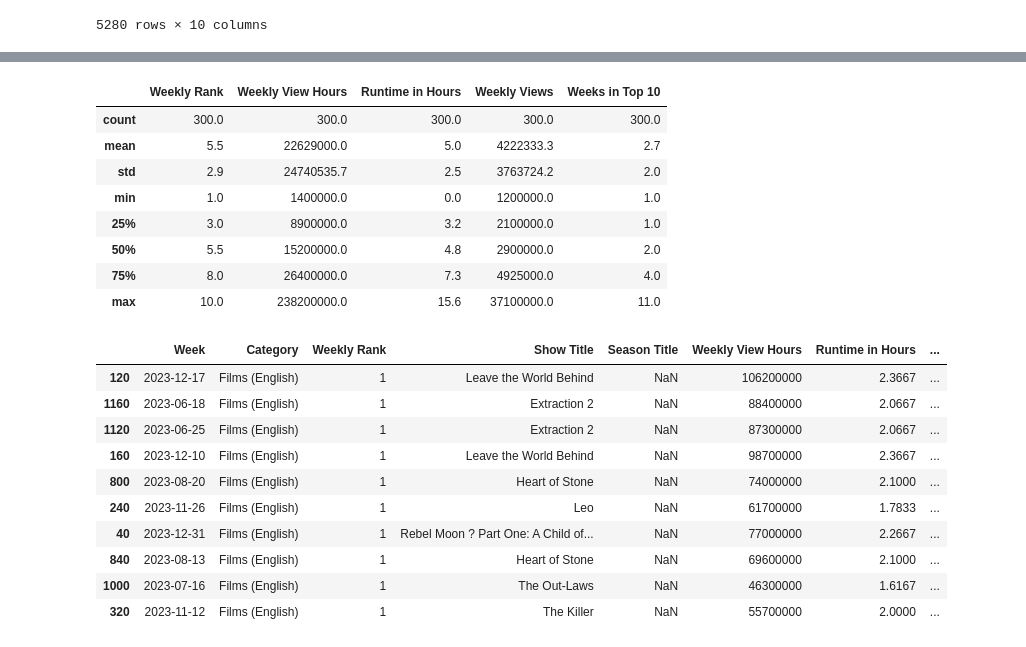
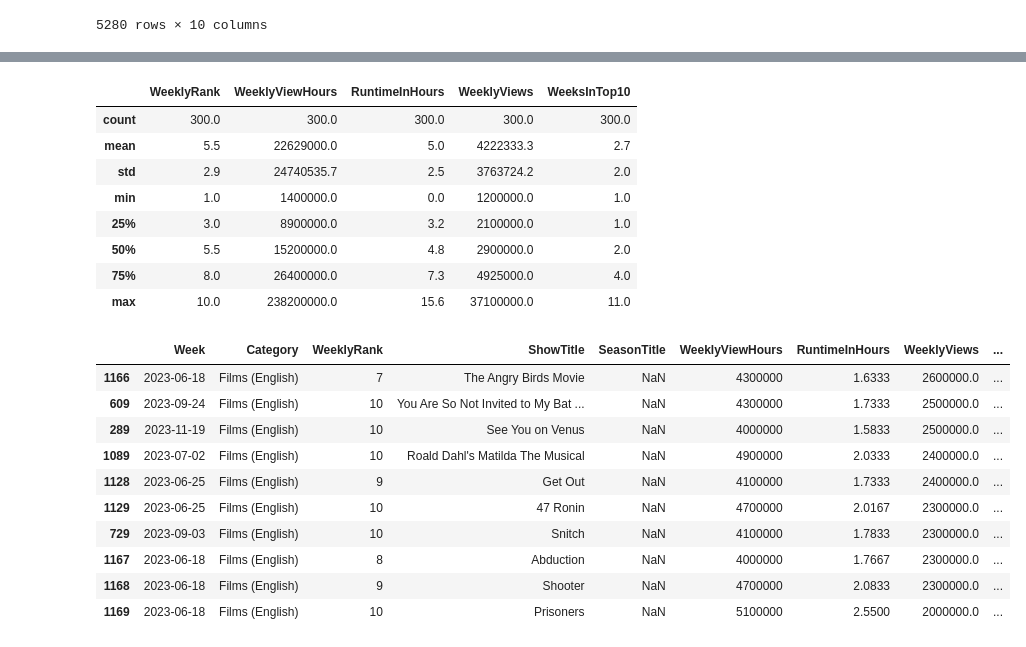
Before and after one commit to JemDeGuzman/De_Guzman_CPE311, a Jupyter notebook: De_Guzman_Seatwork_6_1_Exploratory_Data_Analysis_on_Your_Own_Dataset.ipynb, the cells around one changed output, grey strips where cells are left out. Drawn from its saved outputs; the diff is of its cells as text; code cells hidden in the pictures.

```diff
--- a/De_Guzman_Seatwork_6_1_Exploratory_Data_Analysis_on_Your_Own_Dataset.ipynb
+++ b/De_Guzman_Seatwork_6_1_Exploratory_Data_Analysis_on_Your_Own_Dataset.ipynb
@@ -39,6 +39,6 @@ df
 5280 rows × 10 columns
 # %%
 # Renaming Columns
-df.rename(columns = {'week': 'Week', 'category':'Category', 'weekly_rank':'Weekly Rank', 'show_title':'Show Title', 'season_title':'Season Title', 'weekly_hours_viewed':'Weekly View Hours', 'runtime':'Runtime in Hours', 'weekly_views':'Weekly Views', 'cumulative_weeks_in_top_10':'Weeks in Top 10', 'is_staggered_launch':'Rolling Schedule'}, inplace=True)
+df.rename(columns = {'week': 'Week', 'category':'Category', 'weekly_rank':'WeeklyRank', 'show_title':'ShowTitle', 'season_title':'SeasonTitle', 'weekly_hours_viewed':'WeeklyViewHours', 'runtime':'RuntimeInHours', 'weekly_views':'WeeklyViews', 'cumulative_weeks_in_top_10':'WeeksInTop10', 'is_staggered_launch':'RollingSchedule'}, inplace=True)
 df
 # %% [output]
@@ -126,7 +126,7 @@ english_shows
 # Describing English TV Shows Data
 english_shows.describe().round(1)
 # %% [output]
-|  | Weekly Rank | Weekly View Hours | Runtime in Hours | Weekly Views | Weeks in Top 10 |
+|  | WeeklyRank | WeeklyViewHours | RuntimeInHours | WeeklyViews | WeeksInTop10 |
 | count | 300.0 | 300.0 | 300.0 | 300.0 | 300.0 |
 | mean | 5.5 | 22629000.0 | 5.0 | 4222333.3 | 2.7 |
 | std | 2.9 | 24740535.7 | 2.5 | 3763724.2 | 2.0 |
@@ -137,18 +137,18 @@ english_shows.describe().round(1)
 | max | 10.0 | 238200000.0 | 15.6 | 37100000.0 | 11.0 |
 # %%
 # Top 10 English Films based on Weekly Views
-english_films.sort_values('Weekly Views', ascending=False).head(10)
+english_films.sort_values('WeeklyViews', ascending=False).tail(10)
 # %% [output]
-|  | Week | Category | Weekly Rank | Show Title | Season Title | Weekly View Hours | Runtime in Hours | ... |
-| 120 | 2023-12-17 | Films (English) | 1 | Leave the World Behind | NaN | 106200000 | 2.3667 | ... |
-| 1160 | 2023-06-18 | Films (English) | 1 | Extraction 2 | NaN | 88400000 | 2.0667 | ... |
-| 1120 | 2023-06-25 | Films (English) | 1 | Extraction 2 | NaN | 87300000 | 2.0667 | ... |
-| 160 | 2023-12-10 | Films (English) | 1 | Leave the World Behind | NaN | 98700000 | 2.3667 | ... |
-| 800 | 2023-08-20 | Films (English) | 1 | Heart of Stone | NaN | 74000000 | 2.1000 | ... |
-| 240 | 2023-11-26 | Films (English) | 1 | Leo | NaN | 61700000 | 1.7833 | ... |
-| 40 | 2023-12-31 | Films (English) | 1 | Rebel Moon ? Part One: A Child of... | NaN | 77000000 | 2.2667 | ... |
-| 840 | 2023-08-13 | Films (English) | 1 | Heart of Stone | NaN | 69600000 | 2.1000 | ... |
-| 1000 | 2023-07-16 | Films (English) | 1 | The Out-Laws | NaN | 46300000 | 1.6167 | ... |
-| 320 | 2023-11-12 | Films (English) | 1 | The Killer | NaN | 55700000 | 2.0000 | ... |
+|  | Week | Category | WeeklyRank | ShowTitle | SeasonTitle | WeeklyViewHours | RuntimeInHours | WeeklyViews | ... |
+| 1166 | 2023-06-18 | Films (English) | 7 | The Angry Birds Movie | NaN | 4300000 | 1.6333 | 2600000.0 | ... |
+| 609 | 2023-09-24 | Films (English) | 10 | You Are So Not Invited to My Bat ... | NaN | 4300000 | 1.7333 | 2500000.0 | ... |
+| 289 | 2023-11-19 | Films (English) | 10 | See You on Venus | NaN | 4000000 | 1.5833 | 2500000.0 | ... |
+| 1089 | 2023-07-02 | Films (English) | 10 | Roald Dahl's Matilda The Musical | NaN | 4900000 | 2.0333 | 2400000.0 | ... |
+| 1128 | 2023-06-25 | Films (English) | 9 | Get Out | NaN | 4100000 | 1.7333 | 2400000.0 | ... |
+| 1129 | 2023-06-25 | Films (English) | 10 | 47 Ronin | NaN | 4700000 | 2.0167 | 2300000.0 | ... |
+| 729 | 2023-09-03 | Films (English) | 10 | Snitch | NaN | 4100000 | 1.7833 | 2300000.0 | ... |
+| 1167 | 2023-06-18 | Films (English) | 8 | Abduction | NaN | 4000000 | 1.7667 | 2300000.0 | ... |
+| 1168 | 2023-06-18 | Films (English) | 9 | Shooter | NaN | 4700000 | 2.0833 | 2300000.0 | ... |
+| 1169 | 2023-06-18 | Films (English) | 10 | Prisoners | NaN | 5100000 | 2.5500 | 2000000.0 | ... |
 # %%
 # Top 10 English TV Shows based on Weekly Views
```
Also changed, not shown: parts of 13 cells of this notebook.
